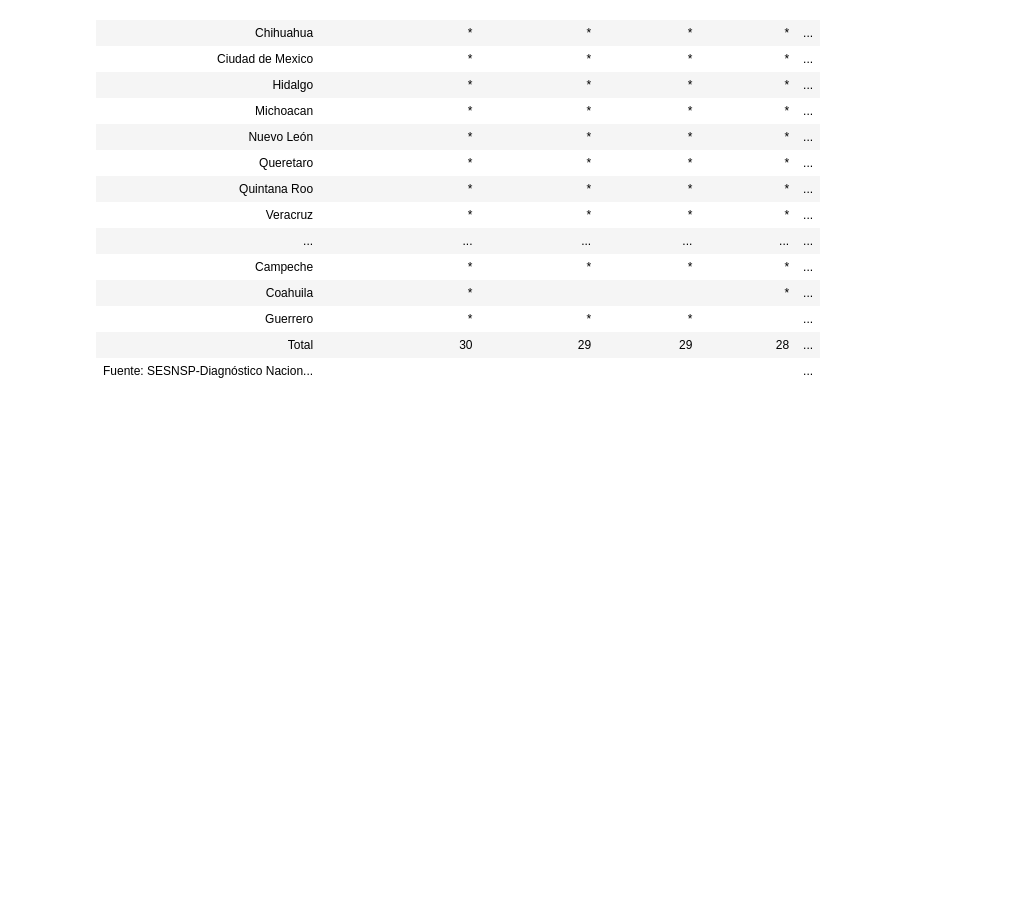
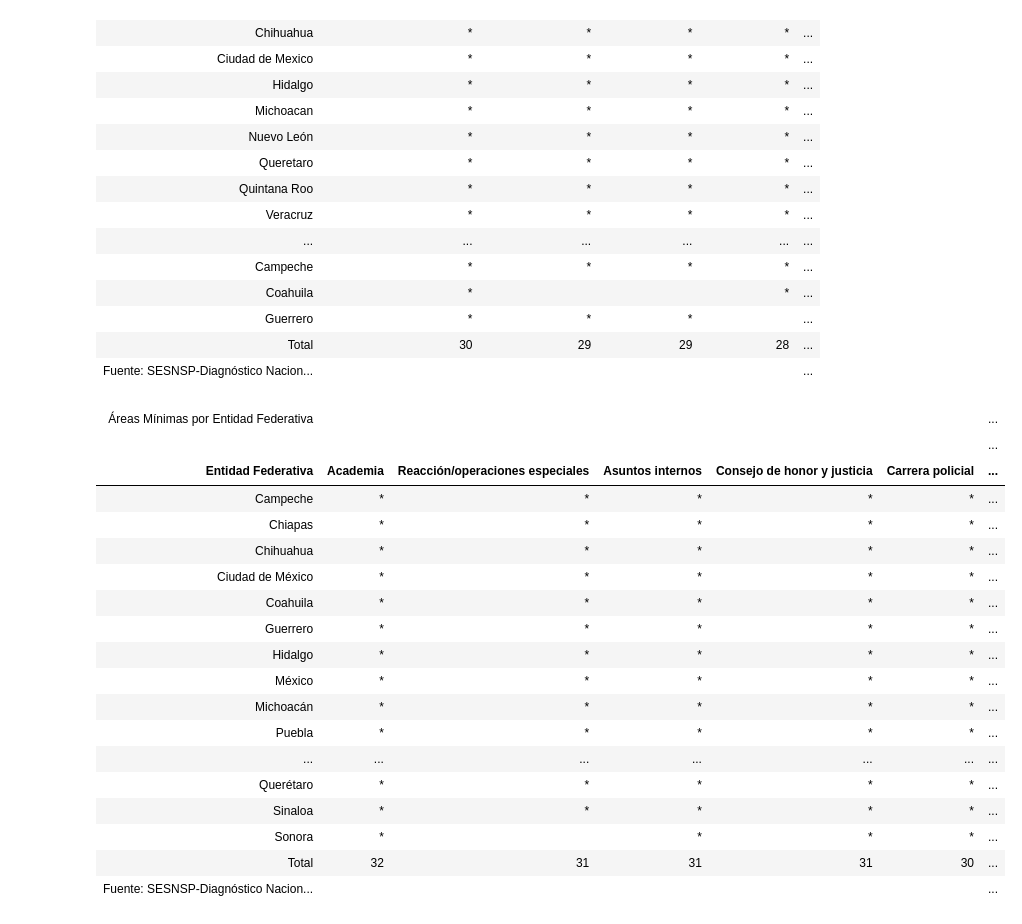
Before and after one commit to j3suslm/apps, a Jupyter notebook: dashboard/charts.ipynb, the cells around one changed output. Drawn from its saved outputs; the diff is of its cells as text; code cells hidden in the pictures; blank space fills up the shorter version.

```diff
--- a/dashboard/charts.ipynb
+++ b/dashboard/charts.ipynb
@@ -58,6 +58,55 @@ nacl_prestaciones
 | Guerrero | * | * | * |  | ... |
 | Total | 30 | 29 | 29 | 28 | ... |
 | Fuente: SESNSP-Diagnóstico Nacion... |  |  |  |  | ... |
+# %%
+areas_minimas = pd.read_excel('data.xlsx', sheet_name='areas-minimas').fillna('').astype(str)
+areas_minimas['Total'] = areas_minimas['Total'].str.replace('.0','')
+# %%
+areas_min = (
+    GT(areas_minimas)
+    .tab_header(title='Áreas Mínimas por Entidad Federativa', subtitle='')
+    #.cols_width(Entidad_Federativa="5%",)
+    .cols_align(
+        align="center",
+        columns=['Academia', 'Reacción/operaciones especiales', 'Asuntos internos',
+            'Consejo de honor y justicia', 'Carrera policial', 'Operativa/proximidad',
+            'Investigación', 'Análisis criminal', 'Tránsito', 'Total'],
+    )
+    .tab_options(
+        container_width="100%",
+        container_height="100%",
+        heading_background_color="#691c32",
+        column_labels_background_color="#ddc9a3",
+        source_notes_background_color="#ddc9a3",
+        row_striping_include_table_body = True,
+        row_striping_background_color='#f8f8f8',
+    )
+    .opt_vertical_padding(scale=0.3)
+    .opt_horizontal_padding(scale=0.4)
+    .tab_source_note('Fuente: SESNSP-Diagnóstico Nacional 2024')
+)
+# %%
+areas_min
+# %% [output]
+| Áreas Mínimas por Entidad Federativa |  |  |  |  |  | ... |
+|  |  |  |  |  |  | ... |
+| Entidad Federativa | Academia | Reacción/operaciones especiales | Asuntos internos | Consejo de honor y justicia | Carrera policial | ... |
+| Campeche | * | * | * | * | * | ... |
+| Chiapas | * | * | * | * | * | ... |
+| Chihuahua | * | * | * | * | * | ... |
+| Ciudad de México | * | * | * | * | * | ... |
+| Coahuila | * | * | * | * | * | ... |
+| Guerrero | * | * | * | * | * | ... |
+| Hidalgo | * | * | * | * | * | ... |
+| México | * | * | * | * | * | ... |
+| Michoacán | * | * | * | * | * | ... |
+| Puebla | * | * | * | * | * | ... |
+| ... | ... | ... | ... | ... | ... | ... |
+| Querétaro | * | * | * | * | * | ... |
+| Sinaloa | * | * | * | * | * | ... |
+| Sonora | * |  | * | * | * | ... |
+| Total | 32 | 31 | 31 | 31 | 30 | ... |
+| Fuente: SESNSP-Diagnóstico Nacion... |  |  |  |  |  | ... |
 # %%
 def myplot(entidad_federativa):
     fig = px.bar(test.filter(pl.col('nom_entidad')==entidad_federativa),
```
Also changed, not shown: parts of 1 cell of this notebook, 3 other files.
